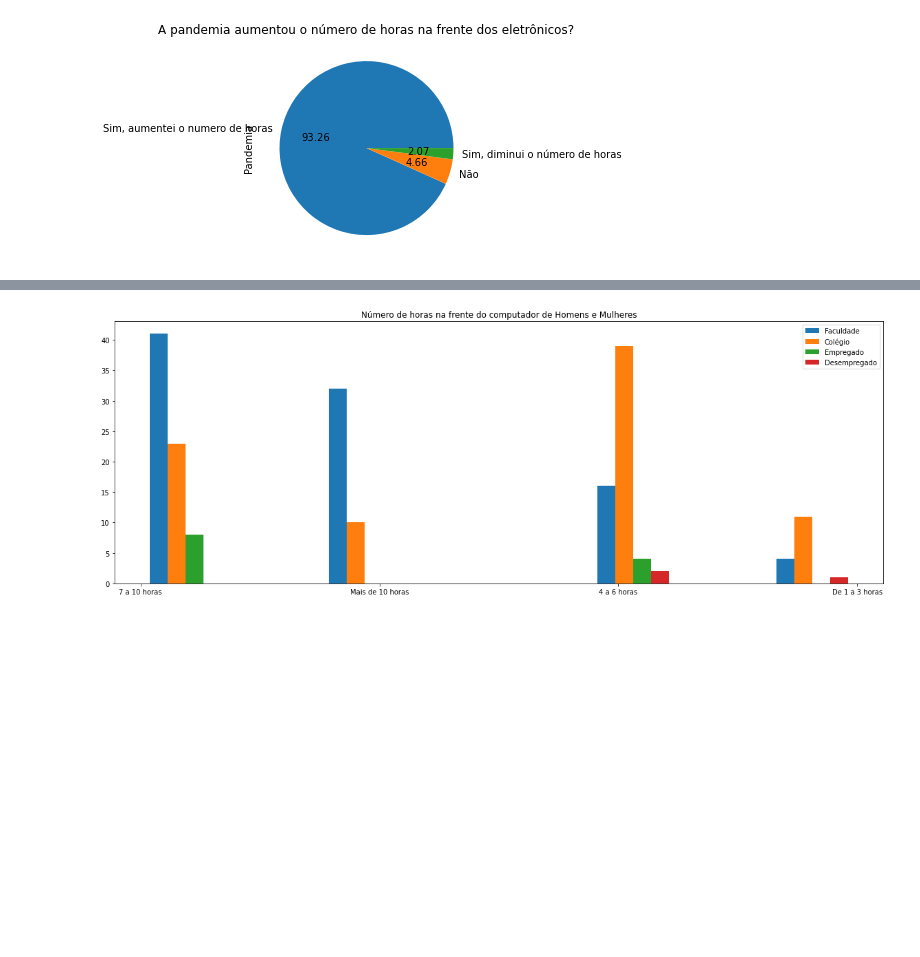
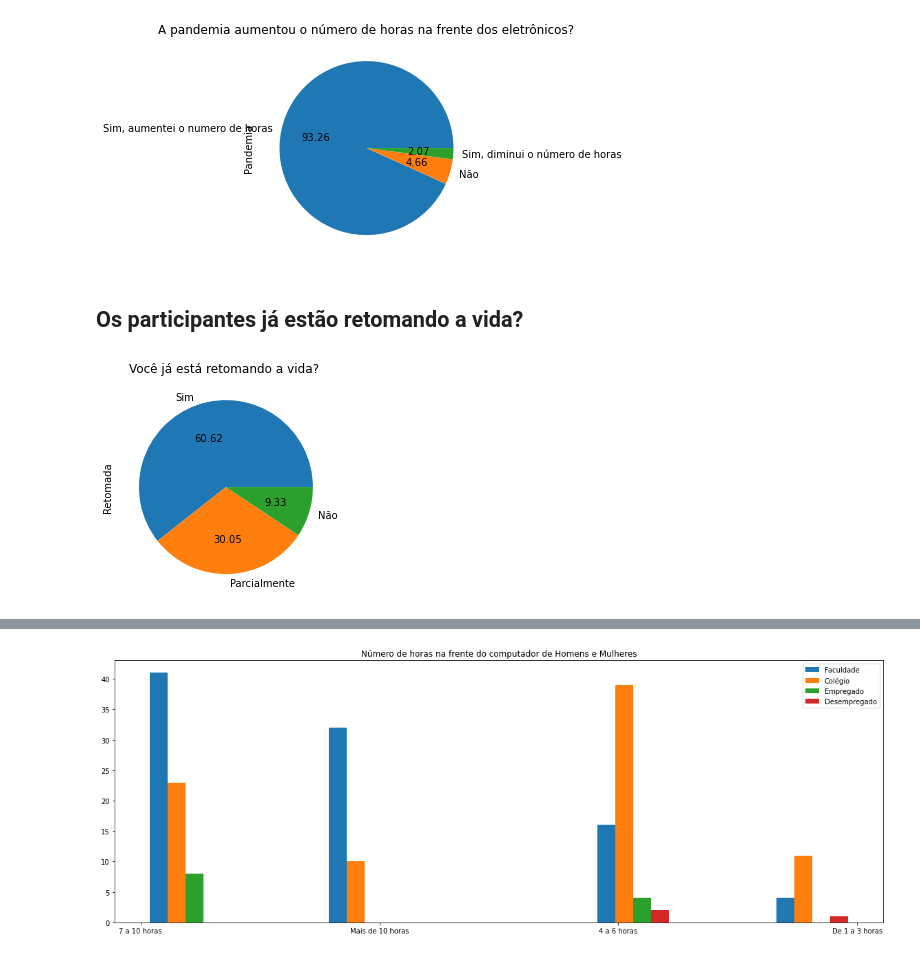
Before and after one commit to GabrielPl-1/Projeto-2-Cdados, a Jupyter notebook: Projeto 2 cdados.ipynb, the cells around one changed output, grey strips where cells are left out. Drawn from its saved outputs; the diff is of its cells as text; code cells hidden in the pictures; blank space fills up the shorter version.

```diff
--- a/Projeto 2 cdados.ipynb
+++ b/Projeto 2 cdados.ipynb
@@ -162,3 +172,11 @@ uni = dados.loc[dados.Emprego == "Estudante universitário"]
 col = dados.loc[dados.Emprego == "Estudante de colegial"]
 emp = dados.loc[dados.Emprego == "Empregado"]
 des = dados.loc[dados.Emprego == "Desempregado"]
+# %% [markdown]
+## Os participantes já estão retomando a vida?
+# %%
+divisao_retorno = dados.Retomada.value_counts()
+divisao_retorno.plot(kind='pie', title='Você já está retomando a vida? ', autopct="%.2f")
+plt.show()
+# %% [output]
+[figure, added]
```
Also changed, not shown: parts of 7 cells of this notebook.
